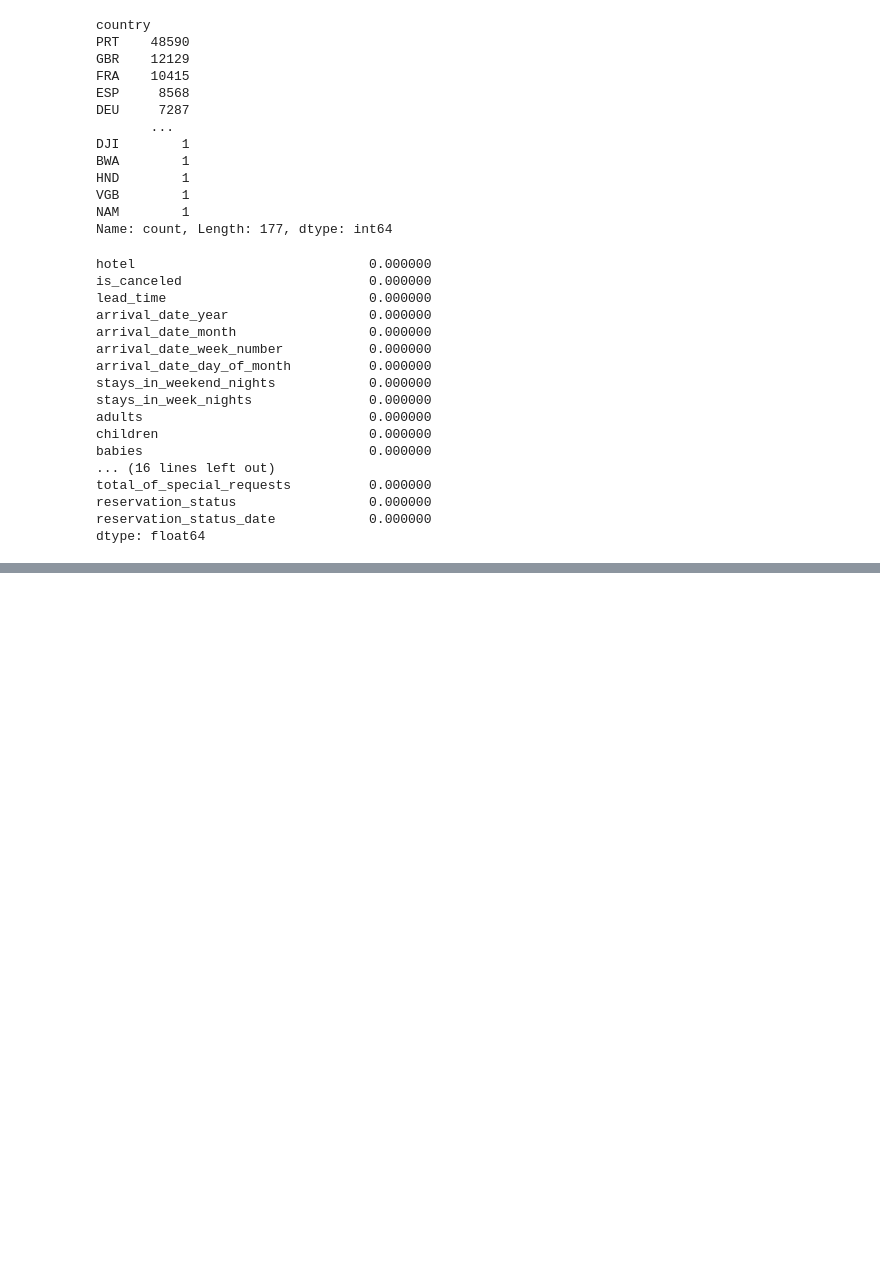
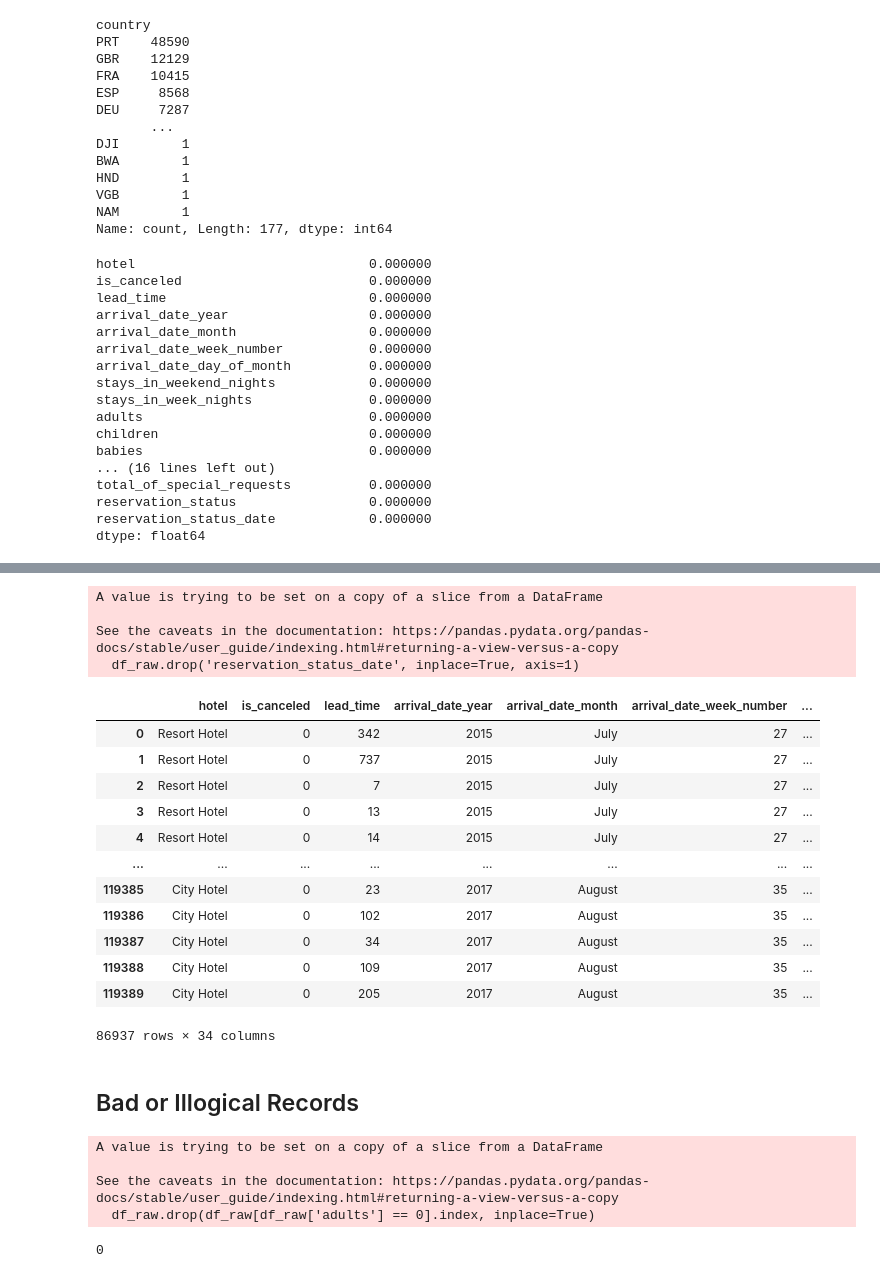
Before and after one commit to CS4580/my-notes-Komperda, a Jupyter notebook: module_3/mod3notes.ipynb, the cells around one changed output, grey strips where cells are left out. Drawn from its saved outputs; the diff is of its cells as text; code cells hidden in the pictures; blank space fills up the shorter version.

```diff
--- a/module_3/mod3notes.ipynb
+++ b/module_3/mod3notes.ipynb
@@ -248,0 +277,3 @@ dtype: float64
+# %%
+# Drop the duplicate records
+df_raw.drop_duplicates(inplace=True, keep='first')
@@ -248,0 +294,3 @@ dtype: float64
+# %%
+# Convert the column object to a give type, in this case, datetime
+df_raw['reservation_status_date'] = pd.to_datetime(df_raw['reservation_status_date'])
@@ -248,0 +338,8 @@ dtype: float64
+# %%
+# Get the year, month, and day
+df_raw['reservation_status_year'] = df_raw['reservation_status_date'].dt.year
+df_raw['reservation_status_month'] = df_raw['reservation_status_date'].dt.month
+df_raw['reservation_status_day'] = df_raw['reservation_status_date'].dt.day
+df_raw['reservation_status_day_of_week'] = df_raw['reservation_status_date'].dt.day_of_week
+
+df_raw.head()
@@ -248,0 +373,42 @@ dtype: float64
+# %%
+# Now, we can drop the temporary columns (datetime)
+df_raw.drop('reservation_status_date', inplace=True, axis=1)
+df_raw
+# %% [output]
+A value is trying to be set on a copy of a slice from a DataFrame
+
+See the caveats in the documentation: https://pandas.pydata.org/pandas-docs/stable/user_guide/indexing.html#returning-a-view-versus-a-copy
+  df_raw.drop('reservation_status_date', inplace=True, axis=1)
+|  | hotel | is_canceled | lead_time | arrival_date_year | arrival_date_month | arrival_date_week_number | ... |
+| 0 | Resort Hotel | 0 | 342 | 2015 | July | 27 | ... |
+| 1 | Resort Hotel | 0 | 737 | 2015 | July | 27 | ... |
+| 2 | Resort Hotel | 0 | 7 | 2015 | July | 27 | ... |
+| 3 | Resort Hotel | 0 | 13 | 2015 | July | 27 | ... |
+| 4 | Resort Hotel | 0 | 14 | 2015 | July | 27 | ... |
+| ... | ... | ... | ... | ... | ... | ... | ... |
+| 119385 | City Hotel | 0 | 23 | 2017 | August | 35 | ... |
+| 119386 | City Hotel | 0 | 102 | 2017 | August | 35 | ... |
+| 119387 | City Hotel | 0 | 34 | 2017 | August | 35 | ... |
+| 119388 | City Hotel | 0 | 109 | 2017 | August | 35 | ... |
+| 119389 | City Hotel | 0 | 205 | 2017 | August | 35 | ... |
+86937 rows × 34 columns
+# %% [markdown]
+## Bad or Illogical Records
+# %%
+
+# Check how many adults = 0
+(df_raw['adults'] == 0).sum()
+
+# Drop any records whose `adult` = 0
+# Another way to do this, by running Boolean (dropping true)
+# Doing boolean, then getting all the indexes back on that.
+df_raw.drop(df_raw[df_raw['adults'] == 0].index, inplace=True)
+# %% [output]
+A value is trying to be set on a copy of a slice from a DataFrame
+
+See the caveats in the documentation: https://pandas.pydata.org/pandas-docs/stable/user_guide/indexing.html#returning-a-view-versus-a-copy
+  df_raw.drop(df_raw[df_raw['adults'] == 0].index, inplace=True)
+# %%
+(df_raw['adults'] == 0).sum()
+# %% [output]
+0
```
Also changed, not shown: parts of 11 cells of this notebook.
